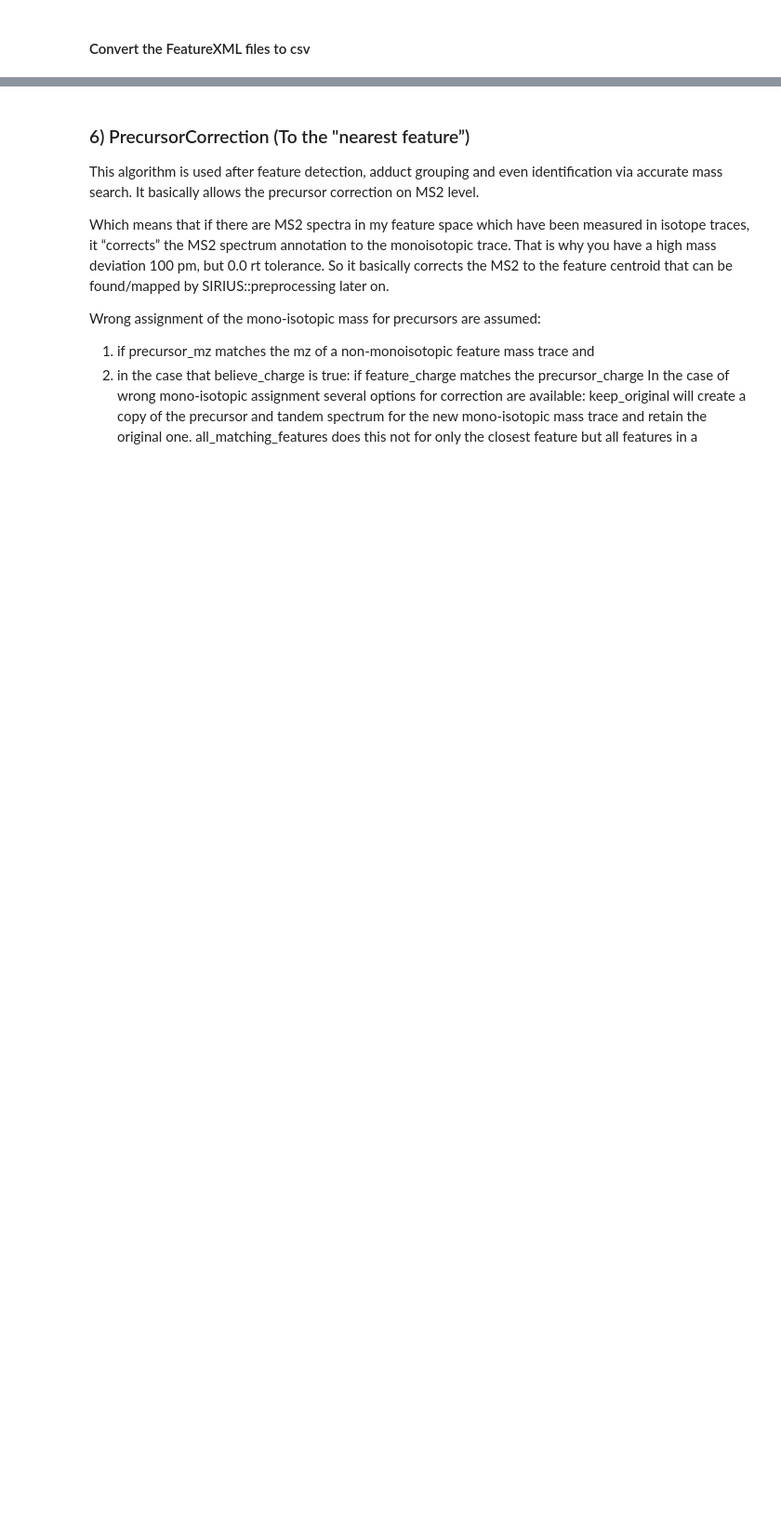
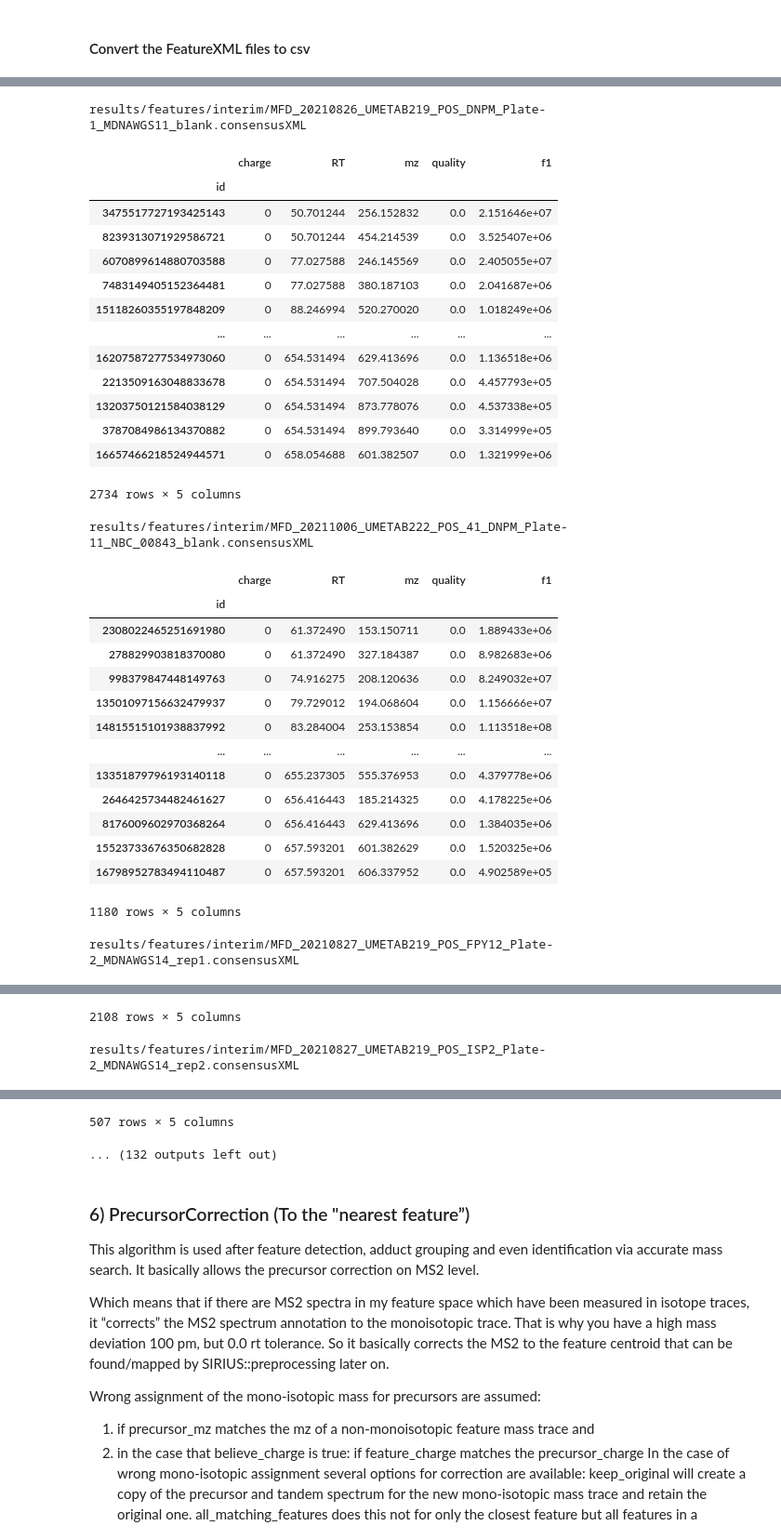
Before and after one commit to eeko-kon/pyOpenMS_UmetaFlow, a Jupyter notebook: OpenMS_workflow.ipynb, the cells around one changed output, grey strips where cells are left out. Shown at 93% size. Drawn from its saved outputs; the diff is of its cells as text; code cells hidden in the pictures; blank space fills up the shorter version.

```diff
--- a/OpenMS_workflow.ipynb
+++ b/OpenMS_workflow.ipynb
@@ -542,0 +629,42 @@ for filename in input_feature_files:
+# %%
+input_collapsed_features = glob.glob('results/features/interim/*.consensusXML')
+
+for consensus in input_collapsed_features:
+    fmap = ConsensusMapDF()
+    ConsensusXMLFile().load(consensus, fmap)
+    DF= fmap.get_df()
+    DF= DF.drop(columns="sequence")
+    print(consensus)
+    display(DF)
+# %% [output]
+results/features/interim/MFD_20210826_UMETAB219_POS_DNPM_Plate-1_MDNAWGS11_blank.consensusXML
+|  | charge | RT | mz | quality | f1 |
+| id |  |  |  |  |  |
+| 3475517727193425143 | 0 | 50.701244 | 256.152832 | 0.0 | 2.151646e+07 |
+| 8239313071929586721 | 0 | 50.701244 | 454.214539 | 0.0 | 3.525407e+06 |
+| 6070899614880703588 | 0 | 77.027588 | 246.145569 | 0.0 | 2.405055e+07 |
+| 7483149405152364481 | 0 | 77.027588 | 380.187103 | 0.0 | 2.041687e+06 |
+| 15118260355197848209 | 0 | 88.246994 | 520.270020 | 0.0 | 1.018249e+06 |
+| ... | ... | ... | ... | ... | ... |
+| 16207587277534973060 | 0 | 654.531494 | 629.413696 | 0.0 | 1.136518e+06 |
+| 2213509163048833678 | 0 | 654.531494 | 707.504028 | 0.0 | 4.457793e+05 |
+| 13203750121584038129 | 0 | 654.531494 | 873.778076 | 0.0 | 4.537338e+05 |
+| 3787084986134370882 | 0 | 654.531494 | 899.793640 | 0.0 | 3.314999e+05 |
+| 16657466218524944571 | 0 | 658.054688 | 601.382507 | 0.0 | 1.321999e+06 |
+2734 rows × 5 columns
+results/features/interim/MFD_20211006_UMETAB222_POS_41_DNPM_Plate-11_NBC_00843_blank.consensusXML
+|  | charge | RT | mz | quality | f1 |
+| id |  |  |  |  |  |
+| 2308022465251691980 | 0 | 61.372490 | 153.150711 | 0.0 | 1.889433e+06 |
+| 278829903818370080 | 0 | 61.372490 | 327.184387 | 0.0 | 8.982683e+06 |
+| 998379847448149763 | 0 | 74.916275 | 208.120636 | 0.0 | 8.249032e+07 |
+| 13501097156632479937 | 0 | 79.729012 | 194.068604 | 0.0 | 1.156666e+07 |
+| 14815515101938837992 | 0 | 83.284004 | 253.153854 | 0.0 | 1.113518e+08 |
+| ... | ... | ... | ... | ... | ... |
+| 13351879796193140118 | 0 | 655.237305 | 555.376953 | 0.0 | 4.379778e+06 |
+| 2646425734482461627 | 0 | 656.416443 | 185.214325 | 0.0 | 4.178225e+06 |
+| 8176009602970368264 | 0 | 656.416443 | 629.413696 | 0.0 | 1.384035e+06 |
+| 15523733676350682828 | 0 | 657.593201 | 601.382629 | 0.0 | 1.520325e+06 |
+| 16798952783494110487 | 0 | 657.593201 | 606.337952 | 0.0 | 4.902589e+05 |
+1180 rows × 5 columns
+results/features/interim/MFD_20210827_UMETAB219_POS_FPY12_Plate-2_MDNAWGS14_rep1.consensusXML
@@ -542,0 +684,2 @@ for filename in input_feature_files:
+2108 rows × 5 columns
+results/features/interim/MFD_20210827_UMETAB219_POS_ISP2_Plate-2_MDNAWGS14_rep2.consensusXML
@@ -543,3 +699,5 @@ for filename in input_feature_files:
+507 rows × 5 columns
+... (132 outputs left out)
 # %% [markdown]
 ### 6) PrecursorCorrection (To the "nearest feature”)
 
```
Also changed, not shown: parts of 17 cells of this notebook, 2 other files.
